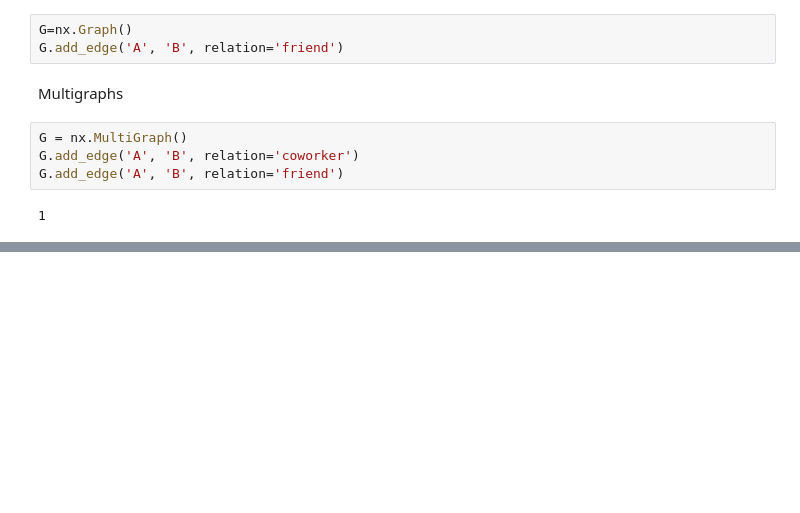
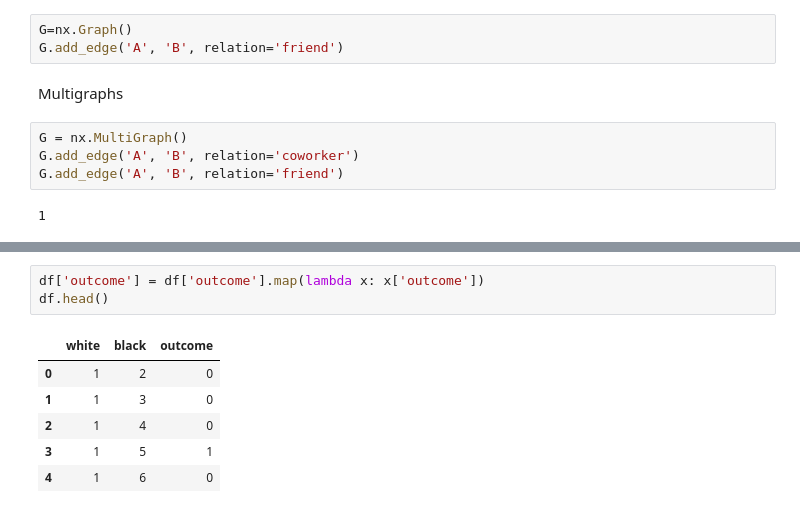
Before and after one commit to johnnyjw/5michds, a Jupyter notebook: week1.ipynb, the cells around one changed output, grey strips where cells are left out. Saved outputs shown, nothing was run; the diff lists cells and outputs as text; blank space fills up the shorter version.

```diff
--- a/week1.ipynb
+++ b/week1.ipynb
@@ -39,0 +381,10 @@ G.add_edge('A', 'B', relation='friend')
+# %%
+df['outcome'] = df['outcome'].map(lambda x: x['outcome'])
+df.head()
+# %% [output]
+|  | white | black | outcome |
+| 0 | 1 | 2 | 0 |
+| 1 | 1 | 3 | 0 |
+| 2 | 1 | 4 | 0 |
+| 3 | 1 | 5 | 1 |
+| 4 | 1 | 6 | 0 |
```
Also changed, not shown: parts of 82 cells of this notebook, 3 other files.
